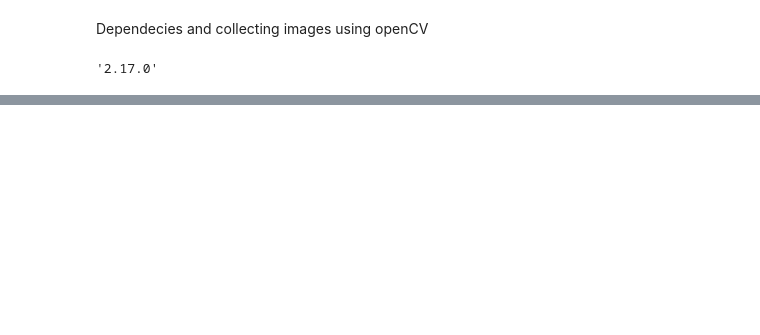
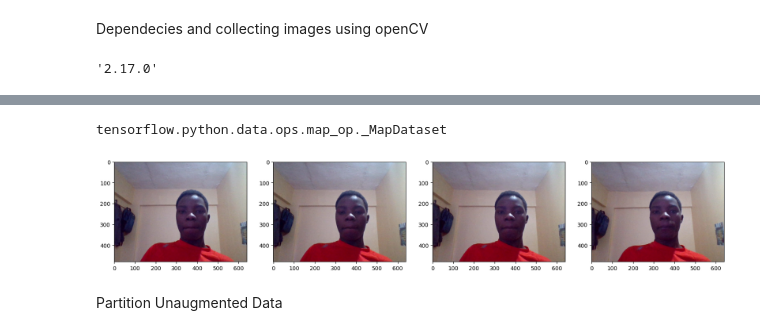
Before and after one commit to mikist23/deep_face_detection_model, a Jupyter notebook: face_detection.ipynb, the cells around one changed output, grey strips where cells are left out. Cells and saved outputs as stored; diff of their text form; code cells hidden in the pictures; blank space fills up the shorter version.

Commit message:
visualize the images

```diff
--- a/face_detection.ipynb
+++ b/face_detection.ipynb
@@ -44,0 +54,4 @@ cv2.destroyAllWindows()
+# %%
+# Load images into TF data pipeline
+images = tf.data.Dataset.list_files('data\\images\\*.jpg', shuffle=False)
+images.as_numpy_iterator().next()
@@ -44,0 +60,8 @@ cv2.destroyAllWindows()
+# %%
+def load_image(x):
+    byte_img = tf.io.read_file(x)
+    img = tf.io.decode_jpeg(byte_img)
+    return img
+# %%
+images = images.map(load_image)
+images.as_numpy_iterator().next()
@@ -44,0 +86,17 @@ cv2.destroyAllWindows()
+# %%
+type(images)
+# %% [output]
+tensorflow.python.data.ops.map_op._MapDataset
+# %%
+# View images
+image_generator = images.batch(4).as_numpy_iterator()
+plot_images = image_generator.next()
+
+fig, ax =plt.subplots(ncols=4, figsize=(20,20))
+for idx, image in enumerate(plot_images):
+    ax[idx].imshow(image)
+plt.show()
+# %% [output]
+[figure, added]
+# %% [markdown]
+Partition Unaugmented Data
```
Also changed, not shown: parts of 5 cells of this notebook.
